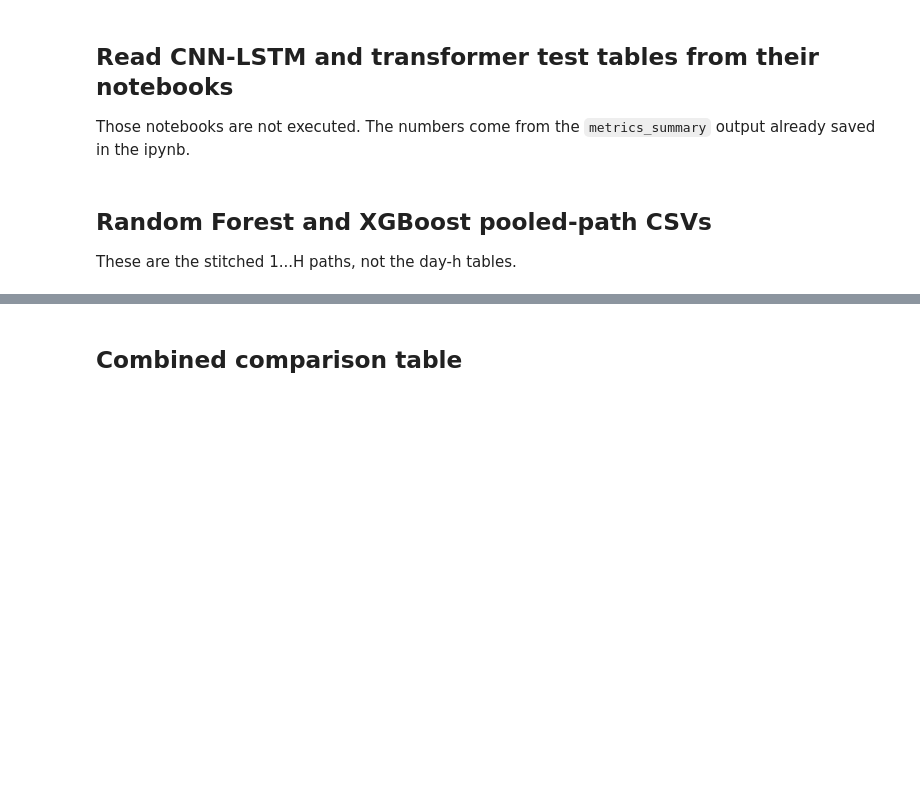
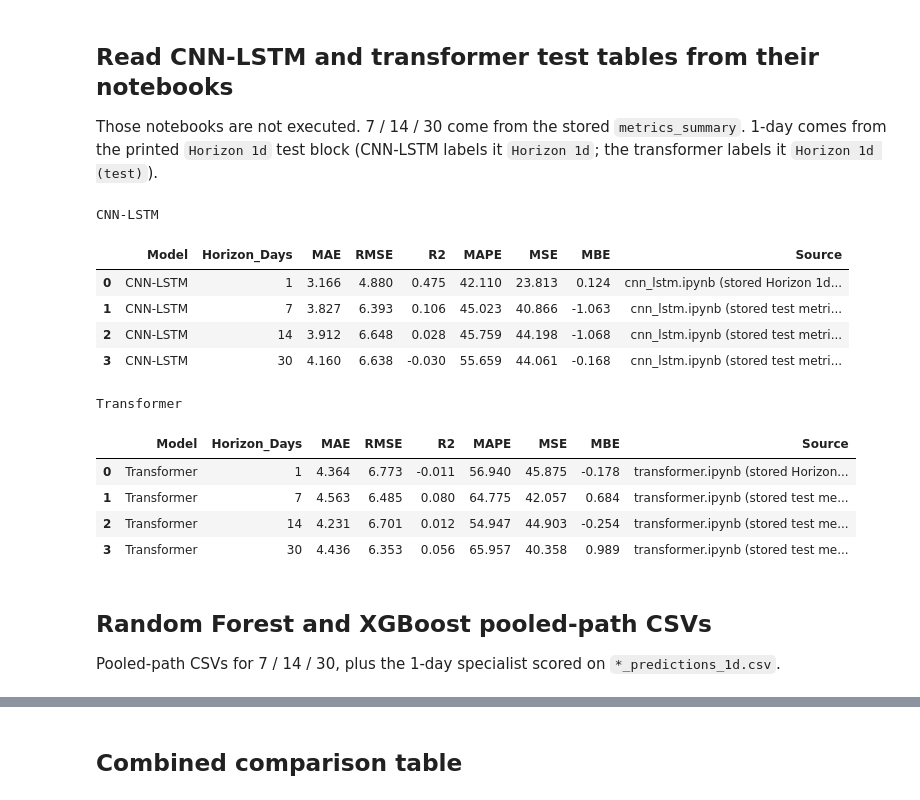
Before and after one commit to Masters-Paper-Forecasting/code, a Jupyter notebook: model_training/pooled_path_comparison.ipynb, the cells around one changed output, grey strips where cells are left out. Drawn from its saved outputs; the diff is of its cells as text; code cells hidden in the pictures; blank space fills up the shorter version.

```diff
--- a/model_training/pooled_path_comparison.ipynb
+++ b/model_training/pooled_path_comparison.ipynb
@@ -31,7 +43,7 @@ XGB_PRED = HERE / "xgb_results_path"
 # %% [markdown]
 ## Read CNN-LSTM and transformer test tables from their notebooks
 
-Those notebooks are not executed. The numbers come from the `metrics_summary` output already saved in the ipynb.
+Those notebooks are not executed. 7 / 14 / 30 come from the stored `metrics_summary`. 1-day comes from the printed `Horizon 1d` test block (CNN-LSTM labels it `Horizon 1d`; the transformer labels it `Horizon 1d (test)`).
 # %%
 def metrics_summary_from_notebook(nb_path):
     """Pull the stored metrics_summary display (test, 7/14/30)."""
@@ -60,34 +72,95 @@ def metrics_summary_from_notebook(nb_path):
             h, mae, rmse, r2, mape, mse, mbe = parts
             rows.append(
                 {
                     "Horizon_Days": int(h),
                     "MAE": float(mae),
                     "RMSE": float(rmse),
                     "R2": float(r2),
                     "MAPE": float(mape),
                     "MSE": float(mse),
                     "MBE": float(mbe),
                 }
             )
     df = pd.DataFrame(rows)
     if list(df["Horizon_Days"]) != [7, 14, 30]:
         raise ValueError(f"Unexpected horizons in {nb_path}: {df}")
     return df
 
 
+def lead1_from_notebook(nb_path):
+    """Parse the stored Horizon 1d print (not the 14-day line)."""
+    nb = json.loads(Path(nb_path).read_text())
+    blob = "\n".join(
+        "".join(out.get("text", []))
+        for cell in nb["cells"]
+        for out in cell.get("outputs", [])
+        if out.get("output_type") == "stream"
+    )
+    key = None
+    for candidate in ("Horizon 1d (test)", "Horizon 1d\n"):
+        if candidate in blob:
+            key = candidate
+            break
+    if key is None:
+        raise ValueError(f"Missing Horizon 1d print in {nb_path}")
+    chunk = blob.split(key, 1)[1]
+    got = {"Horizon_Days": 1}
+    for line in chunk.splitlines()[:8]:
+        line = line.strip()
+        if line.startswith("MAE:"):
+            got["MAE"] = float(line.split()[1])
+        elif line.startswith("RMSE:"):
+            got["RMSE"] = float(line.split()[1])
+        elif line.startswith("R2:") or line.startswith("R"):
+            got["R2"] = float(line.split()[1])
+        elif line.startswith("MAPE:"):
+            got["MAPE"] = float(line.split()[1].replace("%", ""))
+        elif line.startswith("MSE:"):
+            got["MSE"] = float(line.split()[1])
+        elif line.startswith("MBE:"):
+            got["MBE"] = float(line.split()[1])
+    missing = {"MAE", "RMSE", "R2", "MAPE", "MSE", "MBE"} - set(got)
+    if missing:
+        raise ValueError(f"Incomplete Horizon 1d metrics in {nb_path}: {missing}")
+    return pd.DataFrame([got])
+
+
+cnn_1 = lead1_from_notebook(CNN_NB)
+cnn_1.insert(0, "Model", "CNN-LSTM")
+cnn_1["Source"] = "cnn_lstm.ipynb (stored Horizon 1d print)"
+
+transformer_1 = lead1_from_notebook(TRANS_NB)
+transformer_1.insert(0, "Model", "Transformer")
+transformer_1["Source"] = "transformer.ipynb (stored Horizon 1d (test) print)"
+
 cnn = metrics_summary_from_notebook(CNN_NB)
 cnn.insert(0, "Model", "CNN-LSTM")
 cnn["Source"] = "cnn_lstm.ipynb (stored test metrics_summary)"
+cnn = pd.concat([cnn_1, cnn], ignore_index=True)
 
 transformer = metrics_summary_from_notebook(TRANS_NB)
 transformer.insert(0, "Model", "Transformer")
 transformer["Source"] = "transformer.ipynb (stored test metrics_summary)"
+transformer = pd.concat([transformer_1, transformer], ignore_index=True)
 
 print("CNN-LSTM")
 display(cnn)
 print("Transformer")
 display(transformer)
+# %% [output]
+CNN-LSTM
+|  | Model | Horizon_Days | MAE | RMSE | R2 | MAPE | MSE | MBE | Source |
+| 0 | CNN-LSTM | 1 | 3.166 | 4.880 | 0.475 | 42.110 | 23.813 | 0.124 | cnn_lstm.ipynb (stored Horizon 1d... |
+| 1 | CNN-LSTM | 7 | 3.827 | 6.393 | 0.106 | 45.023 | 40.866 | -1.063 | cnn_lstm.ipynb (stored test metri... |
+| 2 | CNN-LSTM | 14 | 3.912 | 6.648 | 0.028 | 45.759 | 44.198 | -1.068 | cnn_lstm.ipynb (stored test metri... |
+| 3 | CNN-LSTM | 30 | 4.160 | 6.638 | -0.030 | 55.659 | 44.061 | -0.168 | cnn_lstm.ipynb (stored test metri... |
+Transformer
+|  | Model | Horizon_Days | MAE | RMSE | R2 | MAPE | MSE | MBE | Source |
+| 0 | Transformer | 1 | 4.364 | 6.773 | -0.011 | 56.940 | 45.875 | -0.178 | transformer.ipynb (stored Horizon... |
+| 1 | Transformer | 7 | 4.563 | 6.485 | 0.080 | 64.775 | 42.057 | 0.684 | transformer.ipynb (stored test me... |
+| 2 | Transformer | 14 | 4.231 | 6.701 | 0.012 | 54.947 | 44.903 | -0.254 | transformer.ipynb (stored test me... |
+| 3 | Transformer | 30 | 4.436 | 6.353 | 0.056 | 65.957 | 40.358 | 0.989 | transformer.ipynb (stored test me... |
 # %% [markdown]
 ## Random Forest and XGBoost pooled-path CSVs
 
-These are the stitched 1...H paths, not the day-h tables.
+Pooled-path CSVs for 7 / 14 / 30, plus the 1-day specialist scored on `*_predictions_1d.csv`.
```
Also changed, not shown: parts of 7 cells of this notebook, 2 other files.
